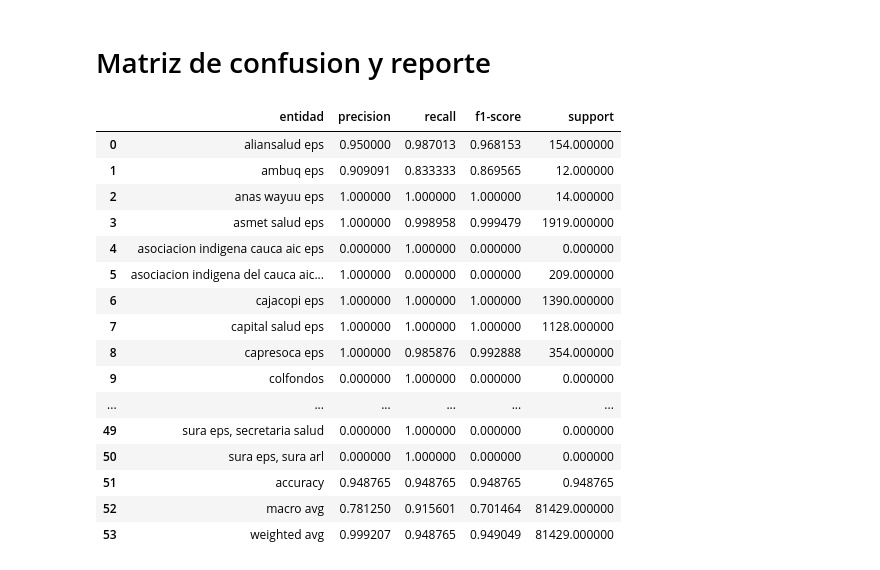
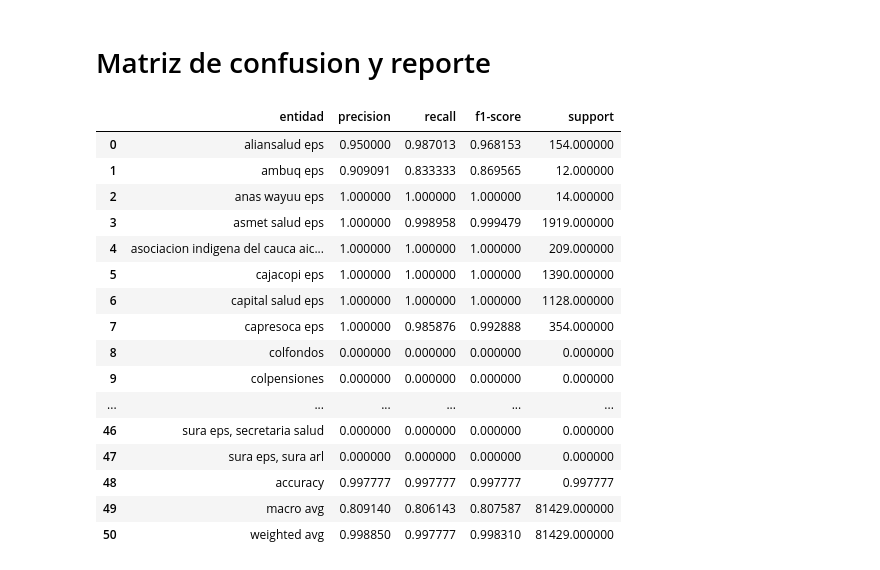
Before and after one commit to NMiguelLeon/Corte-, a Jupyter notebook: preprocesamiento de texto, regex y fuzzy matching .ipynb, the cells around one changed output. Cells and saved outputs as stored; diff of their text form; code cells hidden in the pictures.

```diff
--- a/preprocesamiento de texto, regex y fuzzy matching .ipynb
+++ b/preprocesamiento de texto, regex y fuzzy matching .ipynb
@@ -20,7 +20,8 @@ def Limpiar_texto(texto):
 
     # Eliminar cualquier carácter que no sea una letra o un número
     alfanumérico = r'\w+(?:-\w+)*'
-    texto = re.sub(alfanumérico, lambda x: x.group(0).replace('-', ' '), texto)
+    texto = re.sub(alfanumérico,
+                   lambda x: x.group(0).replace('-', ' '), texto)
 
     # Eliminar cualquier caracter que no sea una letra o un número o un espacio en blanco
     texto = re.sub(r'[^a-zA-Z0-9\s]', '', texto)
@@ -28,7 +29,8 @@ def Limpiar_texto(texto):
     texto = re.sub(r"^\s+", "", texto)
     doc = nlp(texto.lower())
 
-    return " ".join(unidecode(token.norm_) for token in doc if not token.is_punct)
+    return " ".join(unidecode(token.norm_)
+                    for token in doc if not token.is_punct)
 # %%
 #Se lee el documento
 accionados = pd.read_excel('accionado.xlsx')
@@ -80,7 +82,7 @@ entidades = {
 
         #Eps
         "asmet salud eps": r"asme(.*)[dt]",
-        "asociacion indigena cauca aic eps": r"\baic\b|^(?=.*asociacion)(?=.*indigena)(?=.*cauca).*",
+        "asociacion indigena del cauca aic eps": r"\baic\b|^(?=.*asociacion)(?=.*indigena)(?=.*cauca).*",
         "aliansalud eps": r"(alian\s?salud|alianza salud)",
         "ambuq eps": r"ambuq|^(?=.*asociacion)(?=.*mutual)(?=.*barrios)(?=.*unidos)(?=.*quibdo).*",
         "anas wayuu eps": r"^(?=.*anas)(?=.*wayu(u)?).*",
@@ -232,7 +234,7 @@ matcher.add("proteccion afp", [nlp("proteccion afp"), nlp("afp proteccion")])
 matcher.add("porvenir afp", [nlp("porvenir afp"), nlp("afp porvenir")])
 #eps
 matcher.add("asmet salud eps", [nlp("asmet salud"), nlp("asmet"), nlp("eps asmet salud"), nlp("asmet salud eps")])
-matcher.add("asociacion indigena cauca aic eps", [nlp("aic epsi"), nlp("epsi aic"), nlp("aic eps"), nlp("eps aic"), nlp("asociacion indigena cauca"), nlp("asociacion indigena cauca epsi"), nlp("epsi asociacion indigena cauca"),nlp("asociacion indigena cauca eps"), nlp("eps asociacion indigena cauca")])
+matcher.add("asociacion indigena del cauca aic eps", [nlp("aic epsi"), nlp("epsi aic"), nlp("aic eps"), nlp("eps aic"), nlp("asociacion indigena cauca"), nlp("asociacion indigena cauca epsi"), nlp("epsi asociacion indigena cauca"),nlp("asociacion indigena cauca eps"), nlp("eps asociacion indigena cauca")])
 matcher.add("aliansalud eps", [nlp("aliansalud"), nlp("aliansalud eps"), nlp("eps aliansalud")])
 matcher.add("ambuq eps", [nlp("asociacion mutual barrios unidos quibdo"), nlp("ambuq")])
 matcher.add("anas wayuu eps", [nlp("anas wayuu")])
@@ -307,7 +309,7 @@ clasificaciones = {
     ("porvenir afp", 87): "porvenir afp",
     #eps
     ("asmet salud eps", 86): "asmet salud eps",
-    ("asociacion indigena cauca aic eps", 93): "asociacion indigena cauca aic eps",
+    ("asociacion indigena del cauca aic eps", 93): "asociacion indigena del cauca aic eps",
     ("aliansalud eps", 91): "aliansalud eps",
     ("ambuq eps", 86): "ambuq eps",
     ("anas wayuu eps", 75): "anas wayuu eps",
@@ -333,7 +335,7 @@ clasificaciones = {
     ("ecoopsos eps", 77): "ecoopsos eps",
     ("emssanar eps", 84): "emssanar eps",
     ("famisanar eps", 86): "famisanar eps",
-    ("familiar de colombia eps", 86): "familiar colombia eps",
+    ("familiar de colombia eps", 86): "familiar de colombia eps",
     ("mallamas eps", 81): "mallamas eps",
     ("medimas eps", 91): "medimas eps",
     ("mutualser eps", 78): "mutualser eps",
@@ -451,29 +453,29 @@ y_true = accionados.Etiqueta
 y_pred = accionados.clasificacion
 # %%
 # Generar informe de clasificación
-report = classification_report(y_true, y_pred, output_dict=True, zero_division=1)
+report = classification_report(y_true, y_pred, output_dict=True, zero_division=0)
 # Crear DataFrame a partir del informe
 reporte = pd.DataFrame(report).transpose()
 # Restablecer el índice del DataFrame
 reporte.reset_index(inplace=True)
 # Cambiar el nombre de la columna 'index' a 'entidad'
 reporte.rename(columns={'index': 'entidad'}, inplace=True)
 reporte
 # %% [output]
 |  | entidad | precision | recall | f1-score | support |
 | 0 | aliansalud eps | 0.950000 | 0.987013 | 0.968153 | 154.000000 |
 | 1 | ambuq eps | 0.909091 | 0.833333 | 0.869565 | 12.000000 |
 | 2 | anas wayuu eps | 1.000000 | 1.000000 | 1.000000 | 14.000000 |
 | 3 | asmet salud eps | 1.000000 | 0.998958 | 0.999479 | 1919.000000 |
-| 4 | asociacion indigena cauca aic eps | 0.000000 | 1.000000 | 0.000000 | 0.000000 |
-| 5 | asociacion indigena del cauca aic... | 1.000000 | 0.000000 | 0.000000 | 209.000000 |
-| 6 | cajacopi eps | 1.000000 | 1.000000 | 1.000000 | 1390.000000 |
-| 7 | capital salud eps | 1.000000 | 1.000000 | 1.000000 | 1128.000000 |
-| 8 | capresoca eps | 1.000000 | 0.985876 | 0.992888 | 354.000000 |
-| 9 | colfondos | 0.000000 | 1.000000 | 0.000000 | 0.000000 |
+| 4 | asociacion indigena del cauca aic... | 1.000000 | 1.000000 | 1.000000 | 209.000000 |
+| 5 | cajacopi eps | 1.000000 | 1.000000 | 1.000000 | 1390.000000 |
+| 6 | capital salud eps | 1.000000 | 1.000000 | 1.000000 | 1128.000000 |
+| 7 | capresoca eps | 1.000000 | 0.985876 | 0.992888 | 354.000000 |
+| 8 | colfondos | 0.000000 | 0.000000 | 0.000000 | 0.000000 |
+| 9 | colpensiones | 0.000000 | 0.000000 | 0.000000 | 0.000000 |
 | ... | ... | ... | ... | ... | ... |
-| 49 | sura eps, secretaria salud | 0.000000 | 1.000000 | 0.000000 | 0.000000 |
-| 50 | sura eps, sura arl | 0.000000 | 1.000000 | 0.000000 | 0.000000 |
-| 51 | accuracy | 0.948765 | 0.948765 | 0.948765 | 0.948765 |
-| 52 | macro avg | 0.781250 | 0.915601 | 0.701464 | 81429.000000 |
-| 53 | weighted avg | 0.999207 | 0.948765 | 0.949049 | 81429.000000 |
+| 46 | sura eps, secretaria salud | 0.000000 | 0.000000 | 0.000000 | 0.000000 |
+| 47 | sura eps, sura arl | 0.000000 | 0.000000 | 0.000000 | 0.000000 |
+| 48 | accuracy | 0.997777 | 0.997777 | 0.997777 | 0.997777 |
+| 49 | macro avg | 0.809140 | 0.806143 | 0.807587 | 81429.000000 |
+| 50 | weighted avg | 0.998850 | 0.997777 | 0.998310 | 81429.000000 |
```
